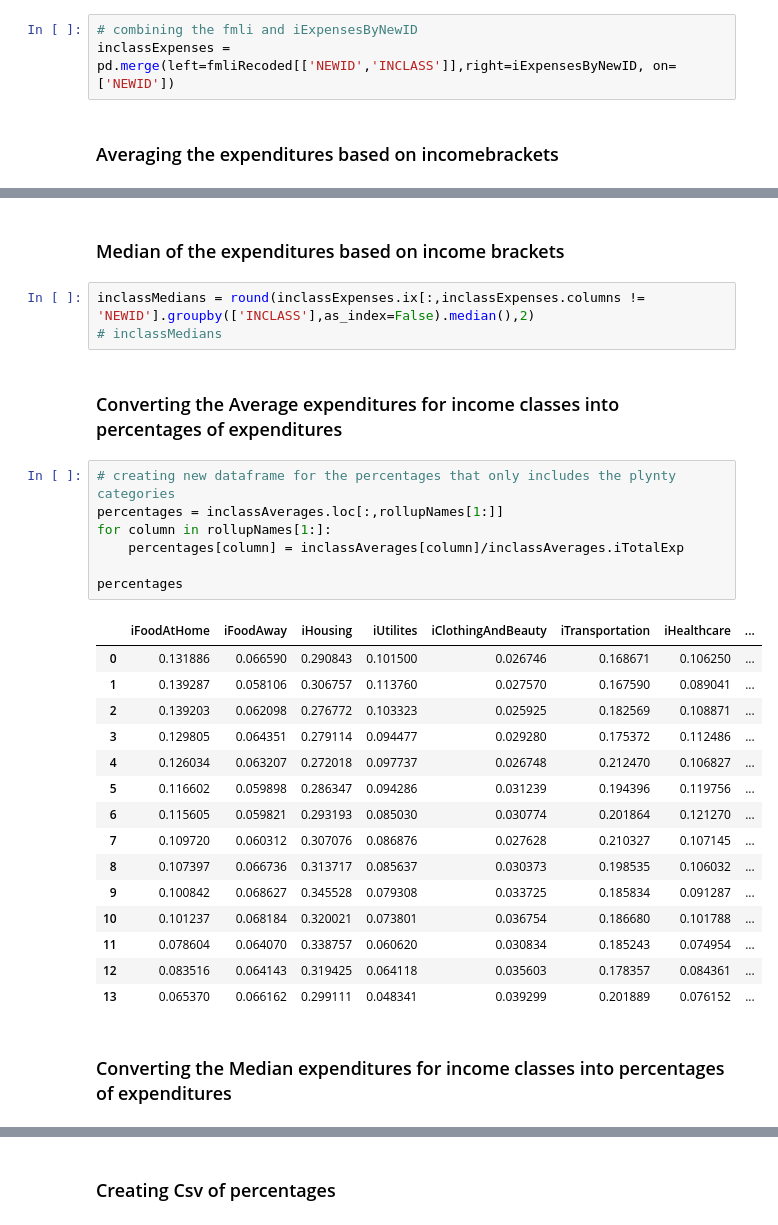
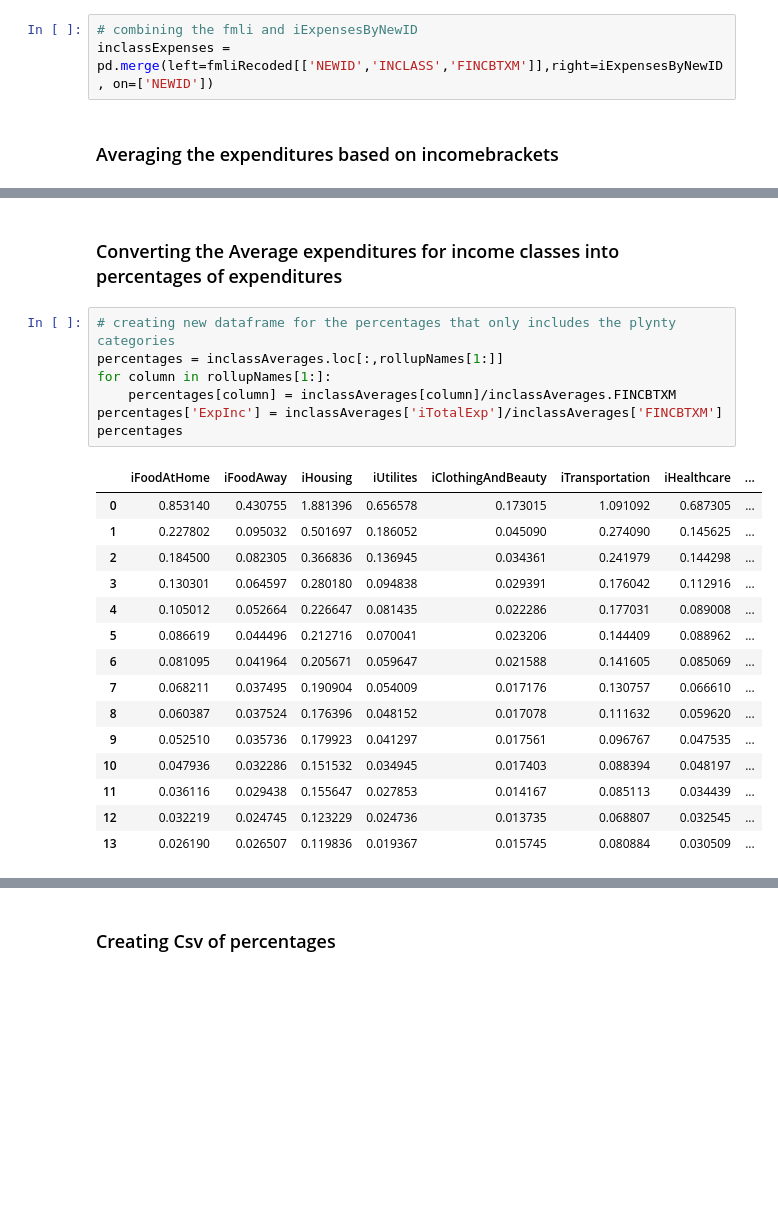
Before and after one commit to lunhuamao/BLS_Python_Analysis, a Jupyter notebook: plyntyPython.ipynb, the cells around one changed output, grey strips where cells are left out. Drawn from its saved outputs; the diff is of its cells as text; blank space fills up the shorter version.

```diff
--- a/plyntyPython.ipynb
+++ b/plyntyPython.ipynb
@@ -202,7 +202,7 @@ fmliRecoded = binColumn(dataframe=fmliAge, toBinColumnName="FINCBTXM", binValues
 ### Adding the Income class colum to the ExpensesByNewID dataframe
 # %%
 # combining the fmli and iExpensesByNewID
-inclassExpenses = pd.merge(left=fmliRecoded[['NEWID','INCLASS']],right=iExpensesByNewID, on=['NEWID'])
+inclassExpenses = pd.merge(left=fmliRecoded[['NEWID','INCLASS','FINCBTXM']],right=iExpensesByNewID, on=['NEWID'])
 # %% [markdown]
 ### Averaging the expenditures based on incomebrackets
 # %%
@@ -213,32 +228,25 @@ inclassAverages = round(inclassExpenses.ix[: ,inclassExpenses.columns != 'NEWID'
-# %% [markdown]
-### Median of the expenditures based on income brackets
-# %%
-inclassMedians = round(inclassExpenses.ix[:,inclassExpenses.columns != 'NEWID'].groupby(['INCLASS'],as_index=False).median(),2)
-# inclassMedians
 # %% [markdown]
 ### Converting the Average expenditures for income classes into percentages of expenditures
 # %%
 # creating new dataframe for the percentages that only includes the plynty categories
 percentages = inclassAverages.loc[:,rollupNames[1:]]
 for column in rollupNames[1:]:
-    percentages[column] = inclassAverages[column]/inclassAverages.iTotalExp
-
+    percentages[column] = inclassAverages[column]/inclassAverages.FINCBTXM
+percentages['ExpInc'] = inclassAverages['iTotalExp']/inclassAverages['FINCBTXM']
 percentages
 # %% [output]
 |  | iFoodAtHome | iFoodAway | iHousing | iUtilites | iClothingAndBeauty | iTransportation | iHealthcare | ... |
-| 0 | 0.131886 | 0.066590 | 0.290843 | 0.101500 | 0.026746 | 0.168671 | 0.106250 | ... |
-| 1 | 0.139287 | 0.058106 | 0.306757 | 0.113760 | 0.027570 | 0.167590 | 0.089041 | ... |
-| 2 | 0.139203 | 0.062098 | 0.276772 | 0.103323 | 0.025925 | 0.182569 | 0.108871 | ... |
-| 3 | 0.129805 | 0.064351 | 0.279114 | 0.094477 | 0.029280 | 0.175372 | 0.112486 | ... |
-| 4 | 0.126034 | 0.063207 | 0.272018 | 0.097737 | 0.026748 | 0.212470 | 0.106827 | ... |
-| 5 | 0.116602 | 0.059898 | 0.286347 | 0.094286 | 0.031239 | 0.194396 | 0.119756 | ... |
-| 6 | 0.115605 | 0.059821 | 0.293193 | 0.085030 | 0.030774 | 0.201864 | 0.121270 | ... |
-| 7 | 0.109720 | 0.060312 | 0.307076 | 0.086876 | 0.027628 | 0.210327 | 0.107145 | ... |
-| 8 | 0.107397 | 0.066736 | 0.313717 | 0.085637 | 0.030373 | 0.198535 | 0.106032 | ... |
-| 9 | 0.100842 | 0.068627 | 0.345528 | 0.079308 | 0.033725 | 0.185834 | 0.091287 | ... |
-| 10 | 0.101237 | 0.068184 | 0.320021 | 0.073801 | 0.036754 | 0.186680 | 0.101788 | ... |
-| 11 | 0.078604 | 0.064070 | 0.338757 | 0.060620 | 0.030834 | 0.185243 | 0.074954 | ... |
-| 12 | 0.083516 | 0.064143 | 0.319425 | 0.064118 | 0.035603 | 0.178357 | 0.084361 | ... |
-| 13 | 0.065370 | 0.066162 | 0.299111 | 0.048341 | 0.039299 | 0.201889 | 0.076152 | ... |
+| 0 | 0.853140 | 0.430755 | 1.881396 | 0.656578 | 0.173015 | 1.091092 | 0.687305 | ... |
+| 1 | 0.227802 | 0.095032 | 0.501697 | 0.186052 | 0.045090 | 0.274090 | 0.145625 | ... |
+| 2 | 0.184500 | 0.082305 | 0.366836 | 0.136945 | 0.034361 | 0.241979 | 0.144298 | ... |
+| 3 | 0.130301 | 0.064597 | 0.280180 | 0.094838 | 0.029391 | 0.176042 | 0.112916 | ... |
+| 4 | 0.105012 | 0.052664 | 0.226647 | 0.081435 | 0.022286 | 0.177031 | 0.089008 | ... |
+| 5 | 0.086619 | 0.044496 | 0.212716 | 0.070041 | 0.023206 | 0.144409 | 0.088962 | ... |
+| 6 | 0.081095 | 0.041964 | 0.205671 | 0.059647 | 0.021588 | 0.141605 | 0.085069 | ... |
+| 7 | 0.068211 | 0.037495 | 0.190904 | 0.054009 | 0.017176 | 0.130757 | 0.066610 | ... |
+| 8 | 0.060387 | 0.037524 | 0.176396 | 0.048152 | 0.017078 | 0.111632 | 0.059620 | ... |
+| 9 | 0.052510 | 0.035736 | 0.179923 | 0.041297 | 0.017561 | 0.096767 | 0.047535 | ... |
+| 10 | 0.047936 | 0.032286 | 0.151532 | 0.034945 | 0.017403 | 0.088394 | 0.048197 | ... |
+| 11 | 0.036116 | 0.029438 | 0.155647 | 0.027853 | 0.014167 | 0.085113 | 0.034439 | ... |
+| 12 | 0.032219 | 0.024745 | 0.123229 | 0.024736 | 0.013735 | 0.068807 | 0.032545 | ... |
+| 13 | 0.026190 | 0.026507 | 0.119836 | 0.019367 | 0.015745 | 0.080884 | 0.030509 | ... |
-# %% [markdown]
-### Converting the Median expenditures for income classes into percentages of expenditures
```
Also changed, not shown: parts of 14 cells of this notebook.
